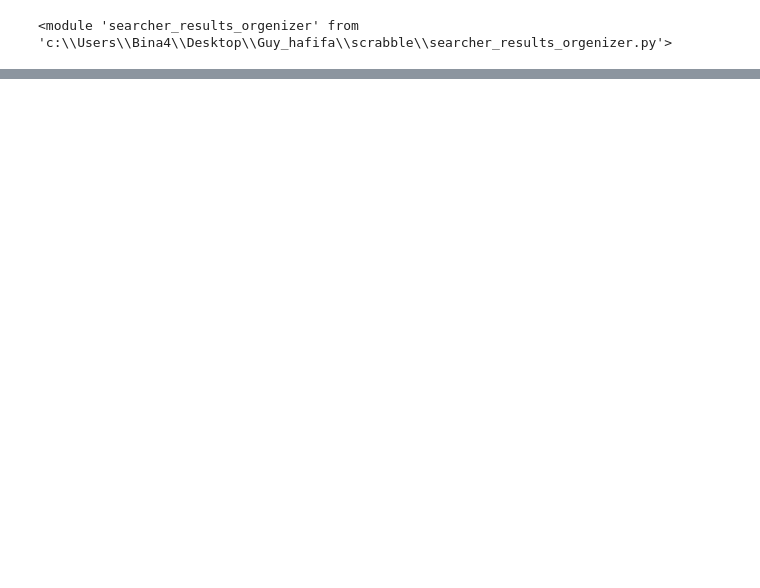
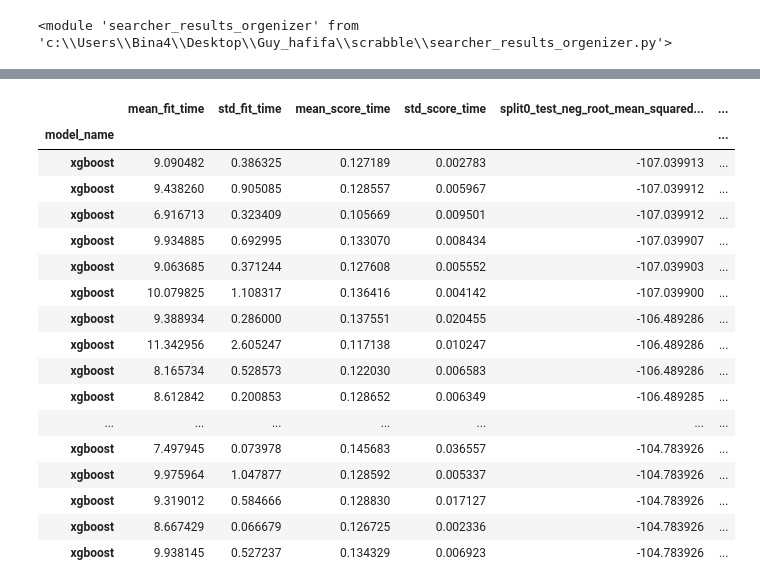
Before and after one commit to CatGuy1300/scrabble, a Jupyter notebook: notebooks/param_tuning.ipynb, the cells around one changed output, grey strips where cells are left out. Saved outputs shown, nothing was run; the diff lists cells and outputs as text; code cells hidden in the pictures; blank space fills up the shorter version.

```diff
--- a/notebooks/param_tuning.ipynb
+++ b/notebooks/param_tuning.ipynb
@@ -171,0 +337,37 @@ res.sort_values('mean_test_neg_root_mean_squared_error')
+# %%
+grid7 = {
+    'xgboost':
+    {
+    'estimator': XGBRegressor(random_state=0, max_depth=7, min_child_weight=1, gamma=0, subsample=1, colsample_bytree=1),
+    'param_grid':
+        {
+            'reg_alpha':[0, 0.0001, 0.0005, 0.001, 0.00005, 0.00001],
+            'reg_lambda':[0, 1, 1.5, 10, 0.5, 0.1]
+
+        },
+    'scores': ['neg_root_mean_squared_error']
+    },
+}
+my_searcher7 = Searcher(reg_pipe, grid7, 2, redo_scores=False)
+my_searcher7.search(n_data, n_ratings)
+res7 = SearcherResultsOrgenizer(redo_scores=False).orgenize(my_searcher7.get_results())
+res7.sort_values('mean_test_neg_root_mean_squared_error')
+# %% [output]
+|  | mean_fit_time | std_fit_time | mean_score_time | std_score_time | split0_test_neg_root_mean_squared... | ... |
+| model_name |  |  |  |  |  | ... |
+| xgboost | 9.090482 | 0.386325 | 0.127189 | 0.002783 | -107.039913 | ... |
+| xgboost | 9.438260 | 0.905085 | 0.128557 | 0.005967 | -107.039912 | ... |
+| xgboost | 6.916713 | 0.323409 | 0.105669 | 0.009501 | -107.039912 | ... |
+| xgboost | 9.934885 | 0.692995 | 0.133070 | 0.008434 | -107.039907 | ... |
+| xgboost | 9.063685 | 0.371244 | 0.127608 | 0.005552 | -107.039903 | ... |
+| xgboost | 10.079825 | 1.108317 | 0.136416 | 0.004142 | -107.039900 | ... |
+| xgboost | 9.388934 | 0.286000 | 0.137551 | 0.020455 | -106.489286 | ... |
+| xgboost | 11.342956 | 2.605247 | 0.117138 | 0.010247 | -106.489286 | ... |
+| xgboost | 8.165734 | 0.528573 | 0.122030 | 0.006583 | -106.489286 | ... |
+| xgboost | 8.612842 | 0.200853 | 0.128652 | 0.006349 | -106.489285 | ... |
+| ... | ... | ... | ... | ... | ... | ... |
+| xgboost | 7.497945 | 0.073978 | 0.145683 | 0.036557 | -104.783926 | ... |
+| xgboost | 9.975964 | 1.047877 | 0.128592 | 0.005337 | -104.783926 | ... |
+| xgboost | 9.319012 | 0.584666 | 0.128830 | 0.017127 | -104.783926 | ... |
+| xgboost | 8.667429 | 0.066679 | 0.126725 | 0.002336 | -104.783926 | ... |
+| xgboost | 9.938145 | 0.527237 | 0.134329 | 0.006923 | -104.783926 | ... |
```
Also changed, not shown: parts of 19 cells of this notebook, 2 other files.
